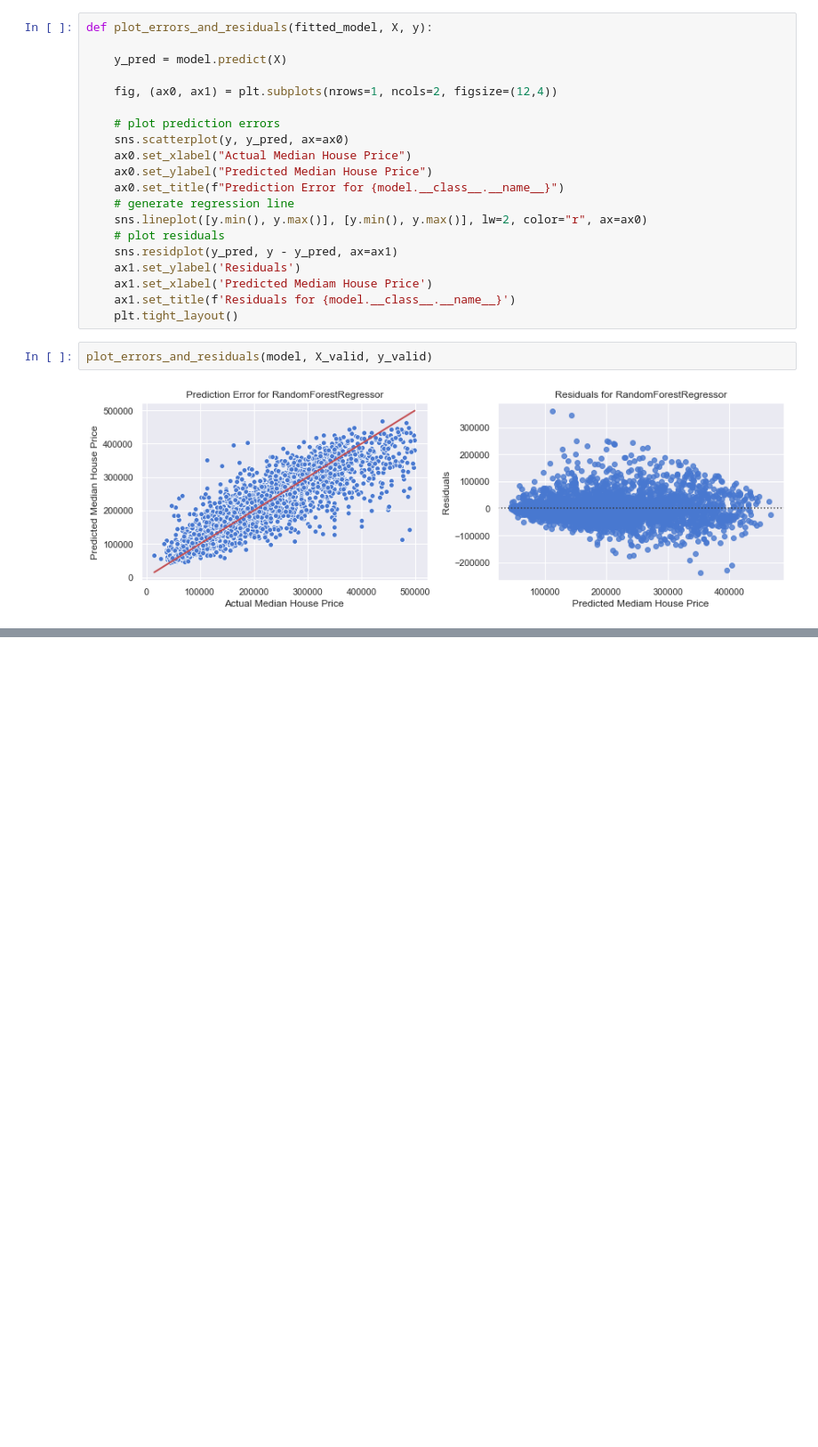
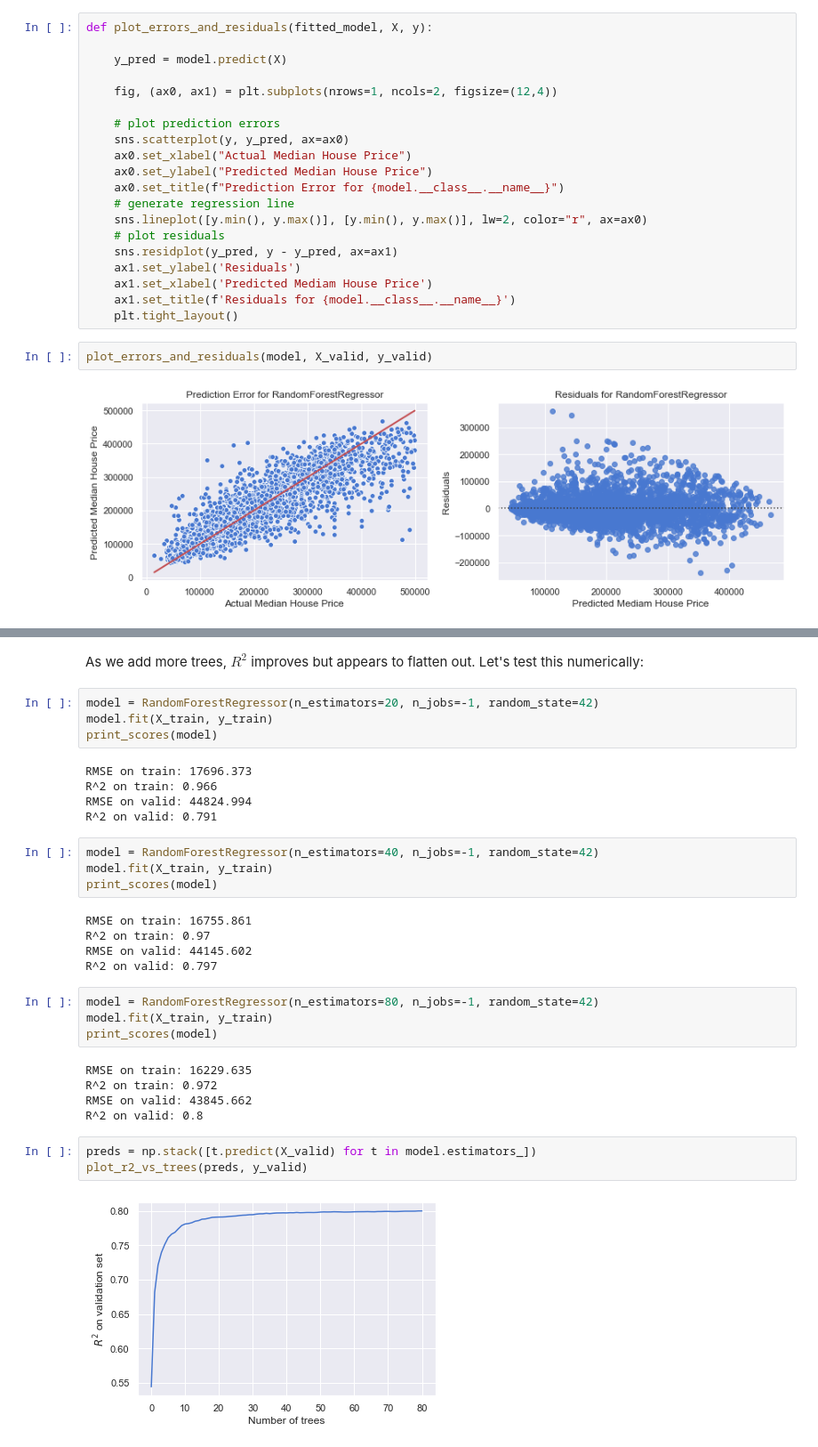
Before and after one commit to lewtun/dslectures, a Jupyter notebook: notebooks/lesson04_intro-to-random-forests.ipynb, the cells around one changed output, grey strips where cells are left out. Shown at 89% size. Cells and saved outputs as stored; diff of their text form; blank space fills up the shorter version.

```diff
--- a/notebooks/lesson04_intro-to-random-forests.ipynb
+++ b/notebooks/lesson04_intro-to-random-forests.ipynb
@@ -464,0 +605,34 @@ plot_errors_and_residuals(model, X_valid, y_valid)
+# %% [markdown]
+As we add more trees, $R^2$ improves but appears to flatten out. Let's test this numerically:
+# %%
+model = RandomForestRegressor(n_estimators=20, n_jobs=-1, random_state=42)
+model.fit(X_train, y_train)
+print_scores(model)
+# %% [output]
+RMSE on train: 17696.373
+R^2 on train: 0.966
+RMSE on valid: 44824.994
+R^2 on valid: 0.791
+# %%
+model = RandomForestRegressor(n_estimators=40, n_jobs=-1, random_state=42)
+model.fit(X_train, y_train)
+print_scores(model)
+# %% [output]
+RMSE on train: 16755.861
+R^2 on train: 0.97
+RMSE on valid: 44145.602
+R^2 on valid: 0.797
+# %%
+model = RandomForestRegressor(n_estimators=80, n_jobs=-1, random_state=42)
+model.fit(X_train, y_train)
+print_scores(model)
+# %% [output]
+RMSE on train: 16229.635
+R^2 on train: 0.972
+RMSE on valid: 43845.662
+R^2 on valid: 0.8
+# %%
+preds = np.stack([t.predict(X_valid) for t in model.estimators_])
+plot_r2_vs_trees(preds, y_valid)
+# %% [output]
+[figure, added]
```
Also changed, not shown: parts of 58 cells of this notebook, 12 other files.
